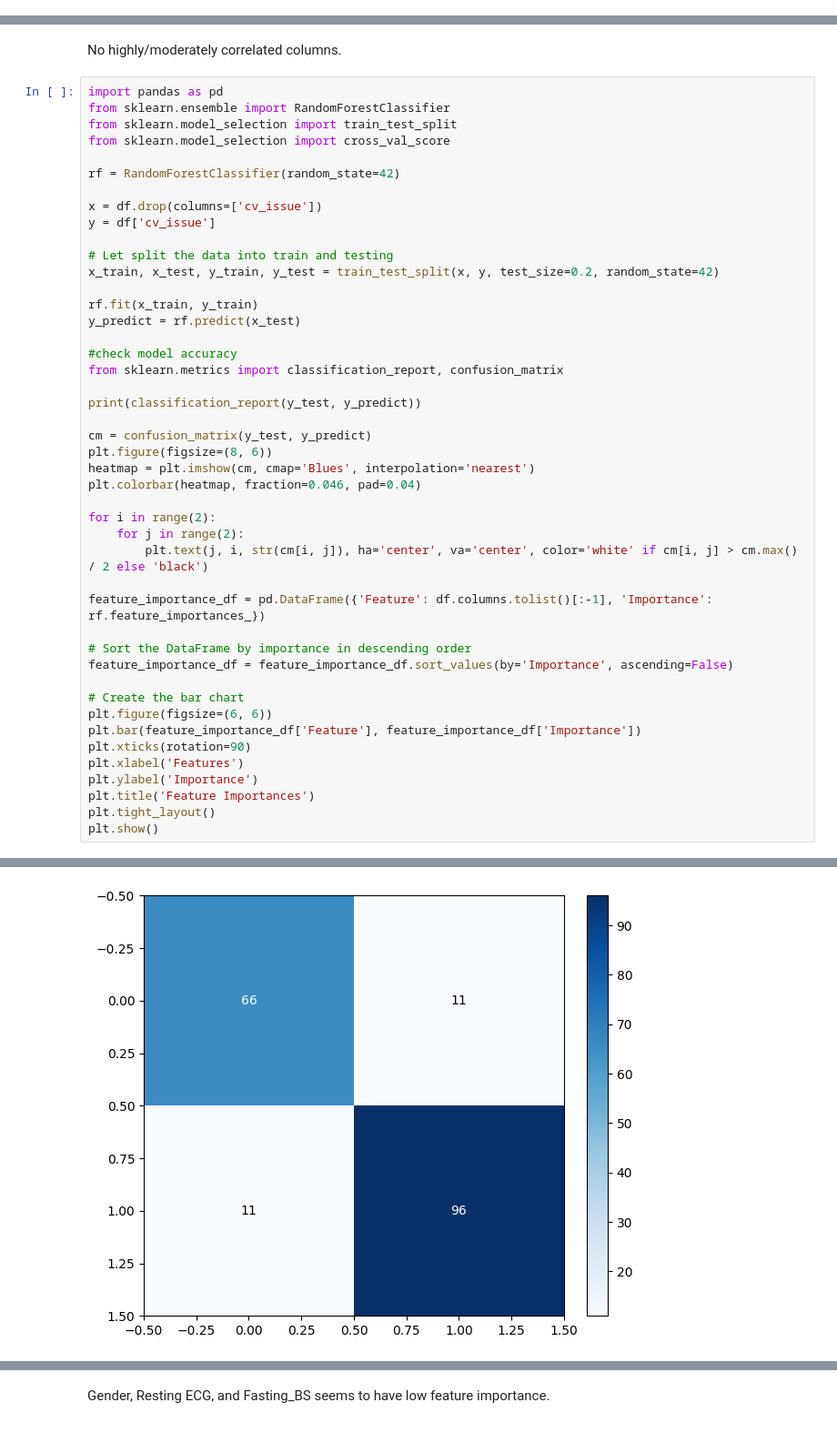
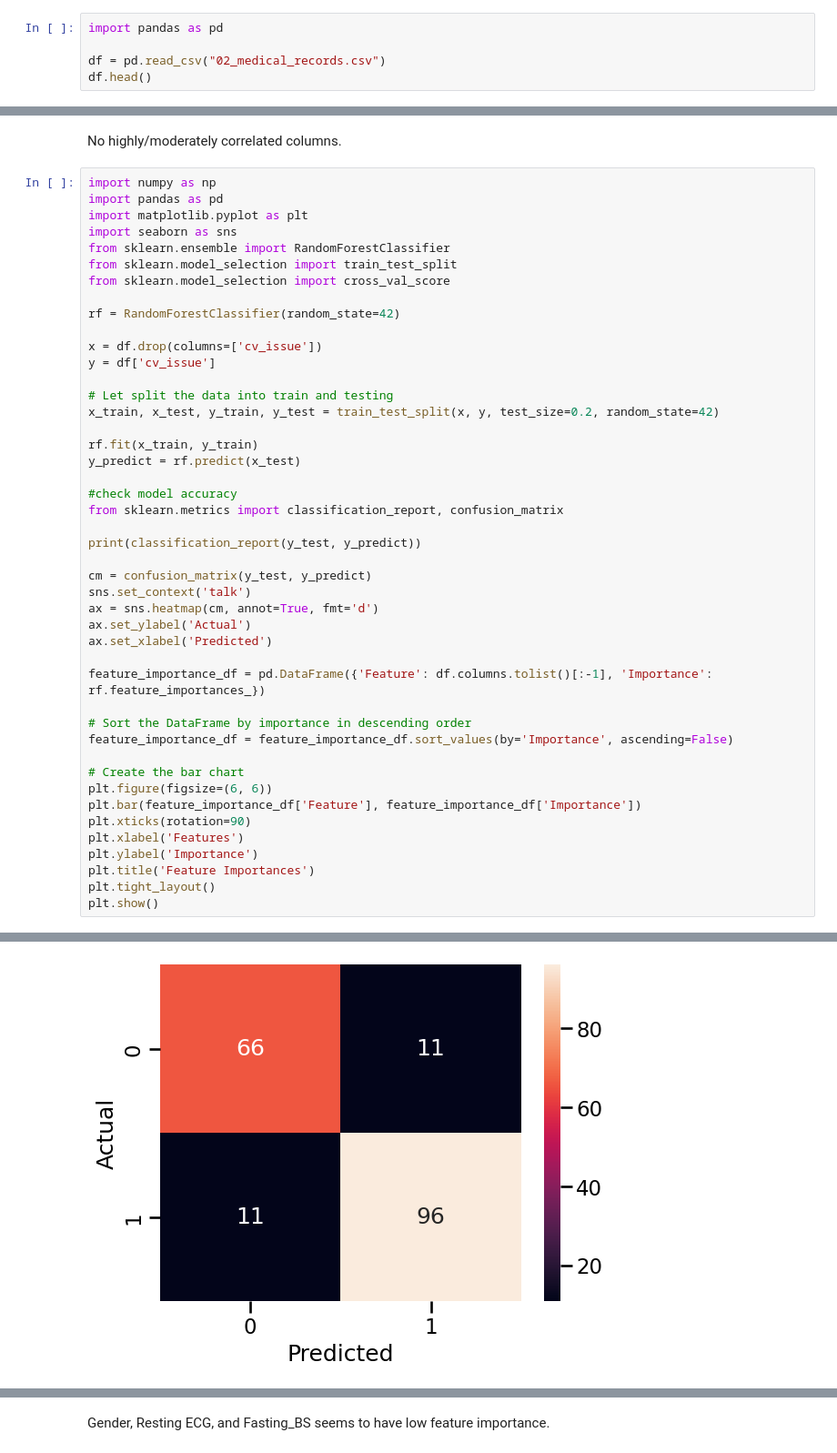
Before and after one commit to exfang/Machine-Learning-Operation, a Jupyter notebook: poetry/notebooks/medical/EDA.ipynb, the cells around one changed output, grey strips where cells are left out. Shown at 91% size. Drawn from its saved outputs; the diff is of its cells as text.

```diff
--- a/poetry/notebooks/medical/EDA.ipynb
+++ b/poetry/notebooks/medical/EDA.ipynb
@@ -31,0 +3,5 @@ Process data using data/raw/02_medical_records.csv
+# %%
+import pandas as pd
+
+df = pd.read_csv("02_medical_records.csv")
+df.head()
@@ -265,7 +252,10 @@ plot_corr(df)
 # %% [markdown]
 No highly/moderately correlated columns.
 # %%
+import numpy as np
 import pandas as pd
+import matplotlib.pyplot as plt
+import seaborn as sns
 from sklearn.ensemble import RandomForestClassifier
 from sklearn.model_selection import train_test_split
 from sklearn.model_selection import cross_val_score
@@ -284,38 +274,35 @@ y_predict = rf.predict(x_test)
 #check model accuracy
 from sklearn.metrics import classification_report, confusion_matrix
 
 print(classification_report(y_test, y_predict))
 
 cm = confusion_matrix(y_test, y_predict)
-plt.figure(figsize=(8, 6))
-heatmap = plt.imshow(cm, cmap='Blues', interpolation='nearest')
-plt.colorbar(heatmap, fraction=0.046, pad=0.04)
-
-for i in range(2):
-    for j in range(2):
-        plt.text(j, i, str(cm[i, j]), ha='center', va='center', color='white' if cm[i, j] > cm.max() / 2 else 'black')
+sns.set_context('talk')
+ax = sns.heatmap(cm, annot=True, fmt='d')
+ax.set_ylabel('Actual')
+ax.set_xlabel('Predicted')
 
 feature_importance_df = pd.DataFrame({'Feature': df.columns.tolist()[:-1], 'Importance': rf.feature_importances_})
 
 # Sort the DataFrame by importance in descending order
 feature_importance_df = feature_importance_df.sort_values(by='Importance', ascending=False)
 
 # Create the bar chart
 plt.figure(figsize=(6, 6))
 plt.bar(feature_importance_df['Feature'], feature_importance_df['Importance'])
 plt.xticks(rotation=90)
 plt.xlabel('Features')
 plt.ylabel('Importance')
 plt.title('Feature Importances')
 plt.tight_layout()
 plt.show()
 # %% [output]
               precision    recall  f1-score   support
 
            0       0.86      0.86      0.86        77
            1       0.90      0.90      0.90       107
 
     accuracy                           0.88       184
    macro avg       0.88      0.88      0.88       184
 weighted avg       0.88      0.88      0.88       184
-[figure, old version]
+[figure, new version]
```
Also changed, not shown: parts of 10 cells of this notebook, 2 other files.
